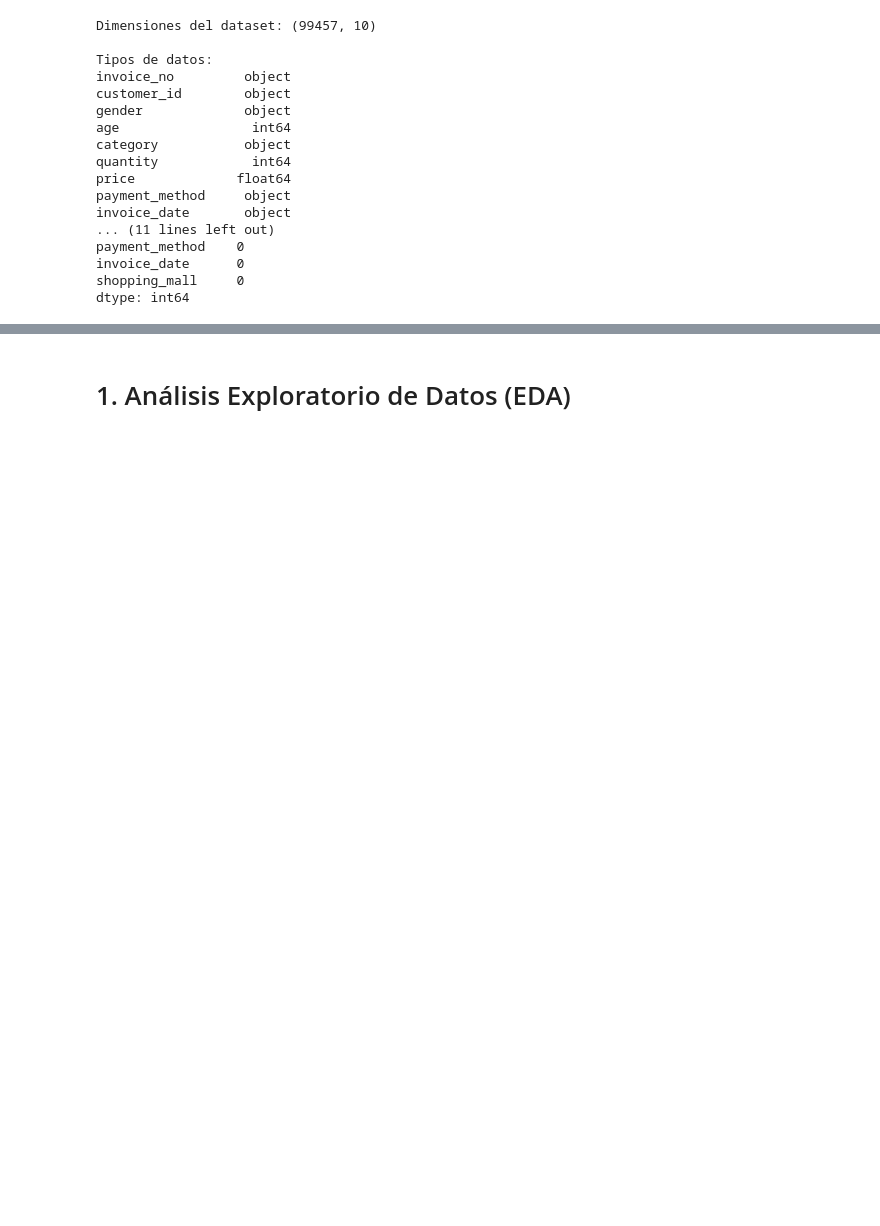
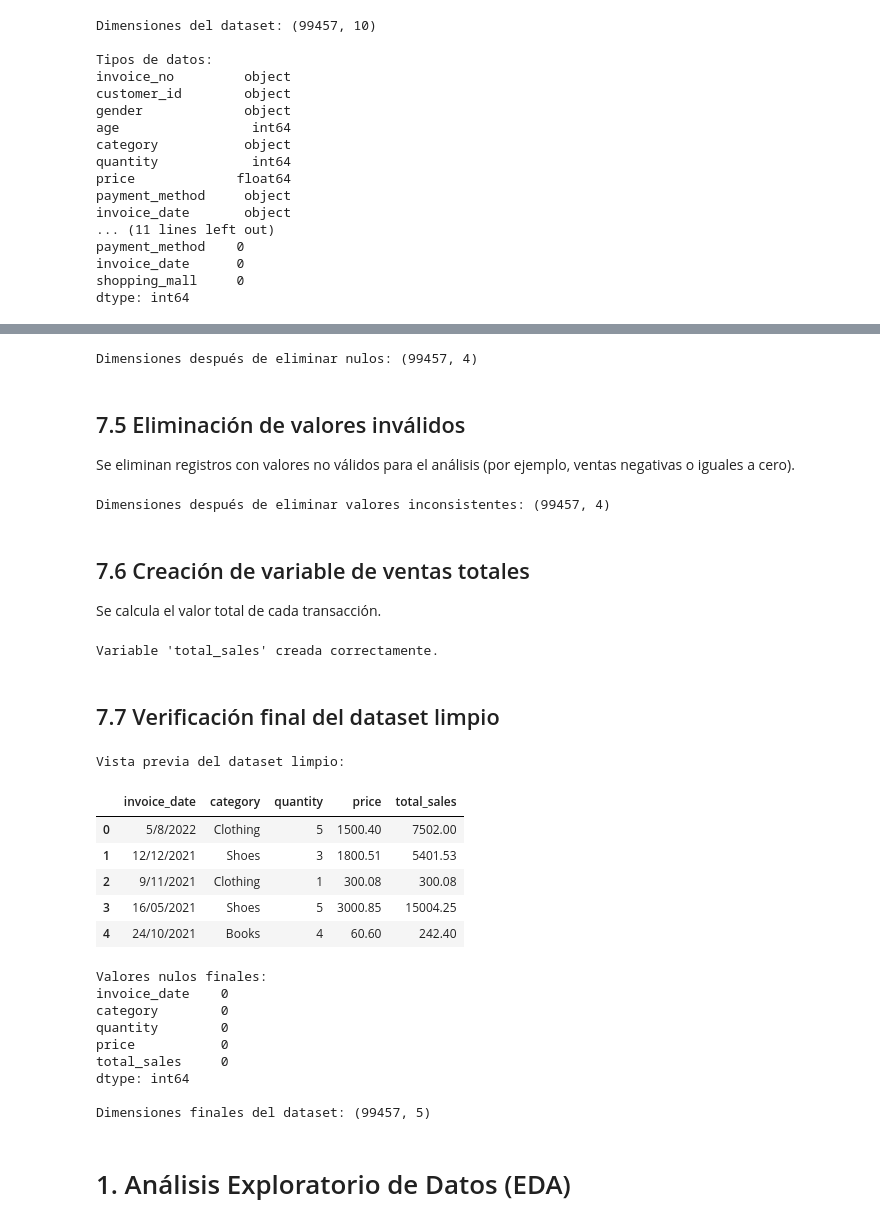
Before and after one commit to roguef07/TFM_Equipo_15, a Jupyter notebook: forecast_app/Modelados.ipynb, the cells around one changed output, grey strips where cells are left out. Drawn from its saved outputs; the diff is of its cells as text; code cells hidden in the pictures; blank space fills up the shorter version.

```diff
--- a/forecast_app/Modelados.ipynb
+++ b/forecast_app/Modelados.ipynb
@@ -195,0 +226,10 @@ df_empresa.describe(include="all")
+# %%
+# Convertir fecha a formato datetime
+df_empresa["invoice_date"] = pd.to_datetime(df_empresa["invoice_date"], errors="coerce")
+
+# Convertir variables numéricas
+df_empresa["quantity"] = pd.to_numeric(df_empresa["quantity"], errors="coerce")
+df_empresa["price"] = pd.to_numeric(df_empresa["price"], errors="coerce")
+
+print("\nTipos de datos después de la conversión:")
+print(df_empresa.dtypes)
@@ -196,3 +252,64 @@ df_empresa.describe(include="all")
+# %%
+df_empresa = df_empresa.dropna(subset=[
+    "invoice_date",
+    "category",
+    "quantity",
+    "price"
+])
+
+print("Dimensiones después de eliminar nulos:", df_empresa.shape)
+# %% [output]
+Dimensiones después de eliminar nulos: (99457, 4)
+# %% [markdown]
+## 7.5 Eliminación de valores inválidos
+
+Se eliminan registros con valores no válidos para el análisis (por ejemplo, ventas negativas o iguales a cero).
+# %%
+df_empresa = df_empresa[
+    (df_empresa["quantity"] > 0) &
+    (df_empresa["price"] > 0)
+]
+
+print("Dimensiones después de eliminar valores inconsistentes:", df_empresa.shape)
+# %% [output]
+Dimensiones después de eliminar valores inconsistentes: (99457, 4)
+# %% [markdown]
+## 7.6 Creación de variable de ventas totales
+
+Se calcula el valor total de cada transacción.
+# %%
+df_empresa["total_sales"] = df_empresa["quantity"] * df_empresa["price"]
+
+print("Variable 'total_sales' creada correctamente.")
+# %% [output]
+Variable 'total_sales' creada correctamente.
+# %% [markdown]
+## 7.7 Verificación final del dataset limpio
+# %%
+print("\nVista previa del dataset limpio:")
+display(df_empresa.head())
+
+print("\nValores nulos finales:")
+print(df_empresa.isnull().sum())
+
+print("\nDimensiones finales del dataset:", df_empresa.shape)
+# %% [output]
+Vista previa del dataset limpio:
+|  | invoice_date | category | quantity | price | total_sales |
+| 0 | 5/8/2022 | Clothing | 5 | 1500.40 | 7502.00 |
+| 1 | 12/12/2021 | Shoes | 3 | 1800.51 | 5401.53 |
+| 2 | 9/11/2021 | Clothing | 1 | 300.08 | 300.08 |
+| 3 | 16/05/2021 | Shoes | 5 | 3000.85 | 15004.25 |
+| 4 | 24/10/2021 | Books | 4 | 60.60 | 242.40 |
+Valores nulos finales:
+invoice_date    0
+category        0
+quantity        0
+price           0
+total_sales     0
+dtype: int64
+
+Dimensiones finales del dataset: (99457, 5)
 # %% [markdown]
 # 1. Análisis Exploratorio de Datos (EDA)
 # %%
```
Also changed, not shown: parts of 7 cells of this notebook.
